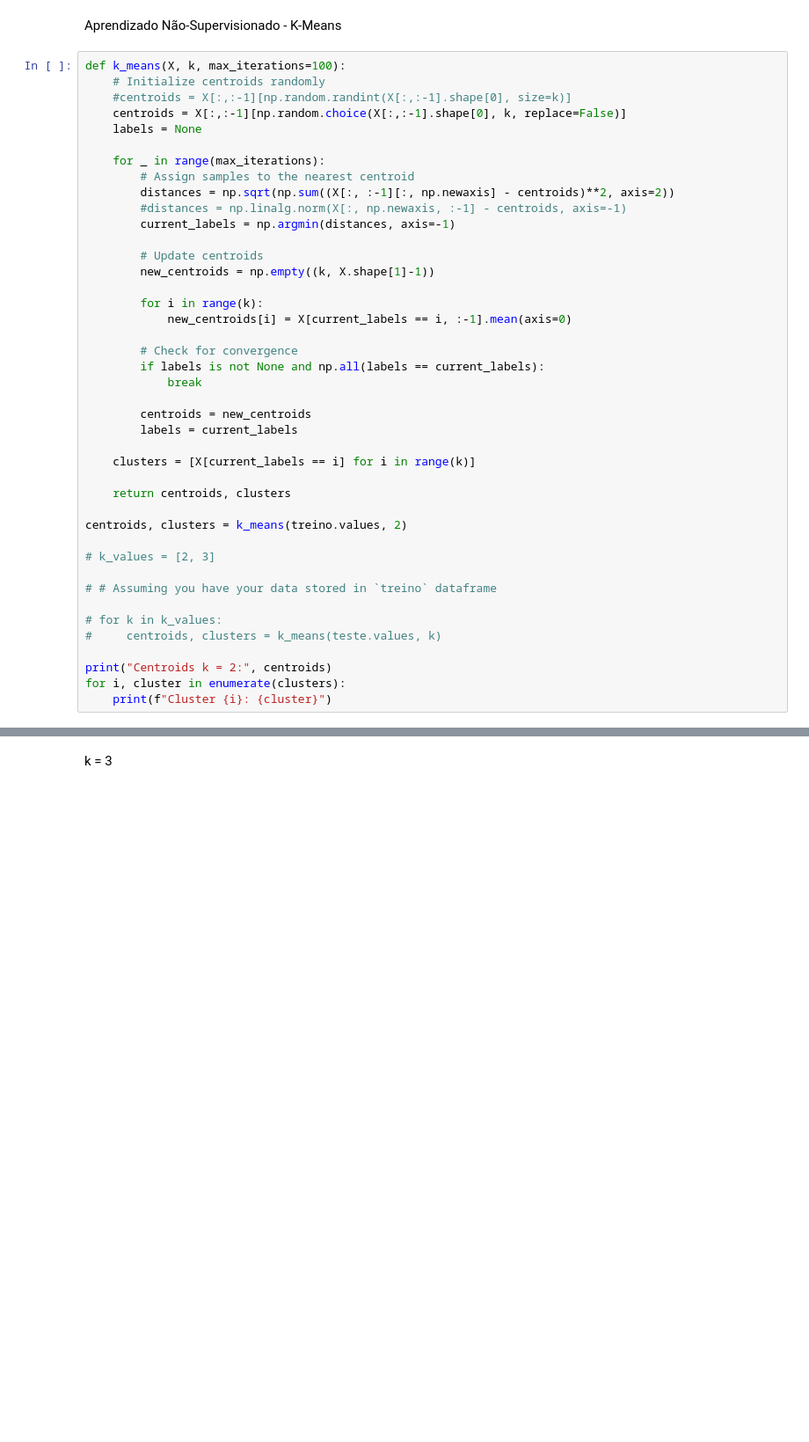
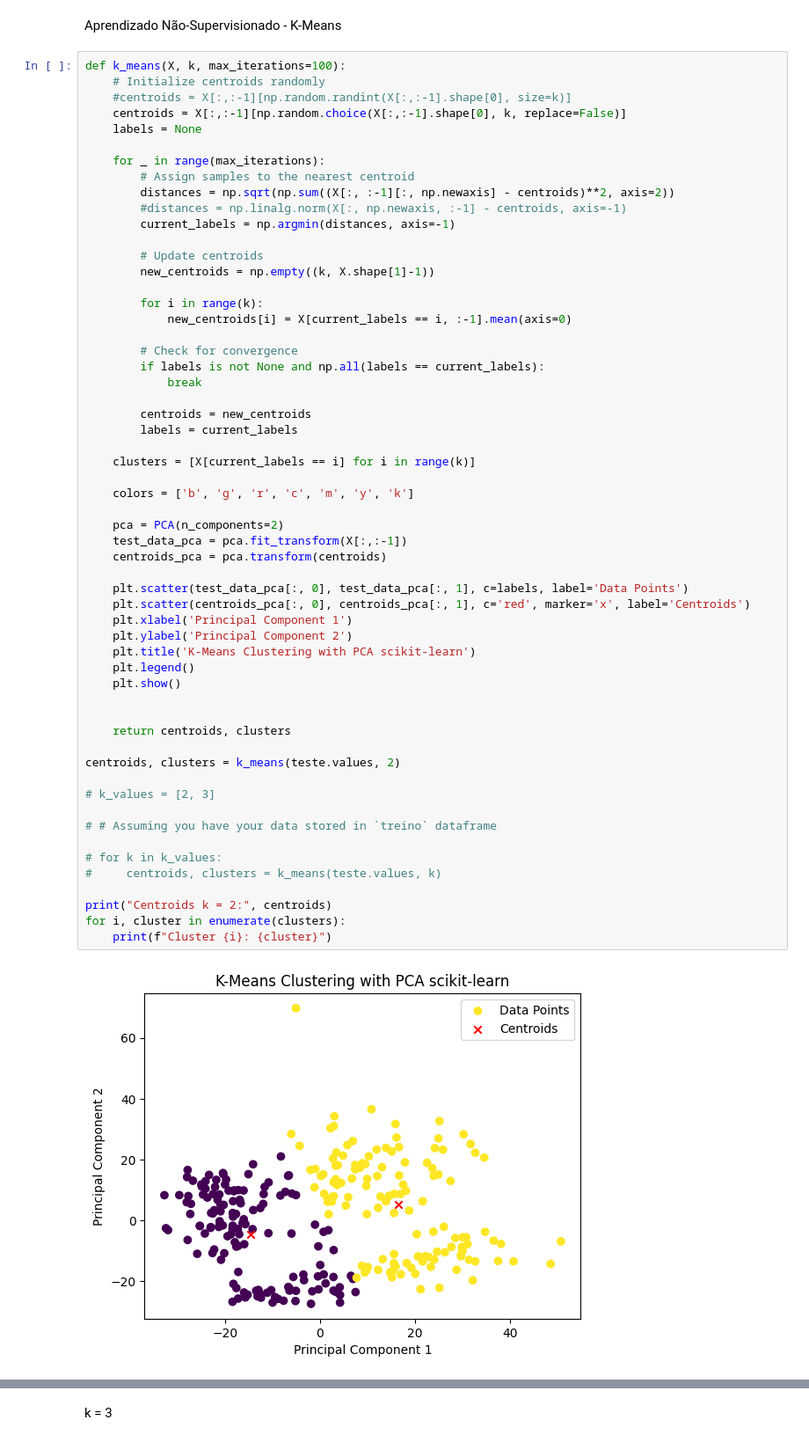
Before and after one commit to BellaVignoli/TP2_IA, a Jupyter notebook: TP2.ipynb, the cells around one changed output, grey strips where cells are left out. Shown at 88% size. Drawn from its saved outputs; the diff is of its cells as text; blank space fills up the shorter version.

```diff
--- a/TP2.ipynb
+++ b/TP2.ipynb
@@ -176,31 +178,47 @@ def k_means(X, k, max_iterations=100):
 
         # Update centroids
         new_centroids = np.empty((k, X.shape[1]-1))
 
         for i in range(k):
             new_centroids[i] = X[current_labels == i, :-1].mean(axis=0)
 
         # Check for convergence
         if labels is not None and np.all(labels == current_labels):
             break
 
         centroids = new_centroids
         labels = current_labels
 
     clusters = [X[current_labels == i] for i in range(k)]
 
+    colors = ['b', 'g', 'r', 'c', 'm', 'y', 'k']
+
+    pca = PCA(n_components=2)
+    test_data_pca = pca.fit_transform(X[:,:-1])
+    centroids_pca = pca.transform(centroids)
+
+    plt.scatter(test_data_pca[:, 0], test_data_pca[:, 1], c=labels, label='Data Points')
+    plt.scatter(centroids_pca[:, 0], centroids_pca[:, 1], c='red', marker='x', label='Centroids')
+    plt.xlabel('Principal Component 1')
+    plt.ylabel('Principal Component 2')
+    plt.title('K-Means Clustering with PCA scikit-learn')
+    plt.legend()
+    plt.show()
+
+
     return centroids, clusters
 
-centroids, clusters = k_means(treino.values, 2)
+centroids, clusters = k_means(teste.values, 2)
 
 # k_values = [2, 3]
 
 # # Assuming you have your data stored in `treino` dataframe
 
 # for k in k_values:
 #     centroids, clusters = k_means(teste.values, k)
 
 print("Centroids k = 2:", centroids)
 for i, cluster in enumerate(clusters):
     print(f"Cluster {i}: {cluster}")
 # %% [output]
+[figure, added]
```
Also changed, not shown: parts of 13 cells of this notebook.
